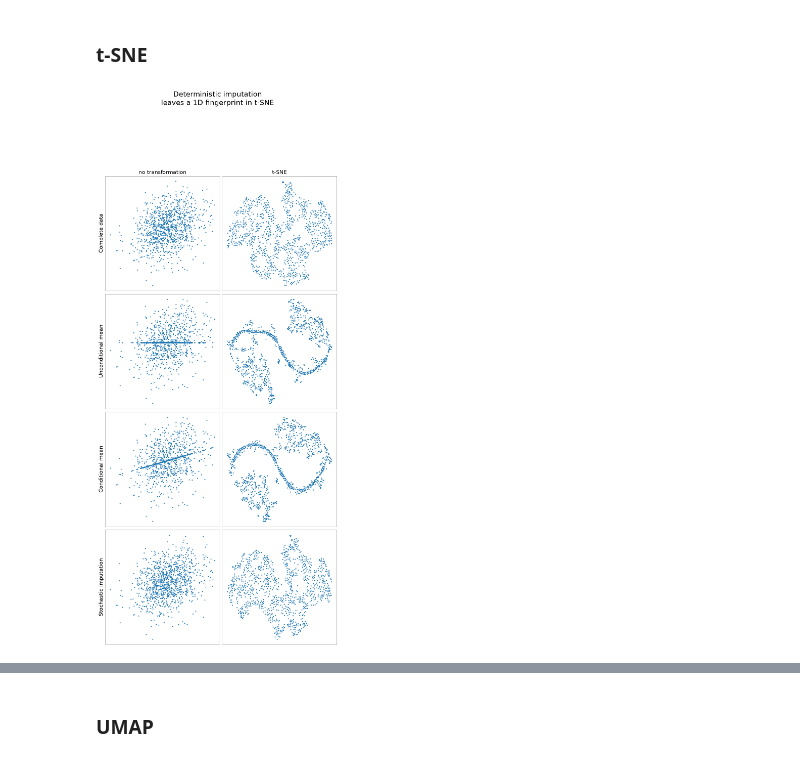
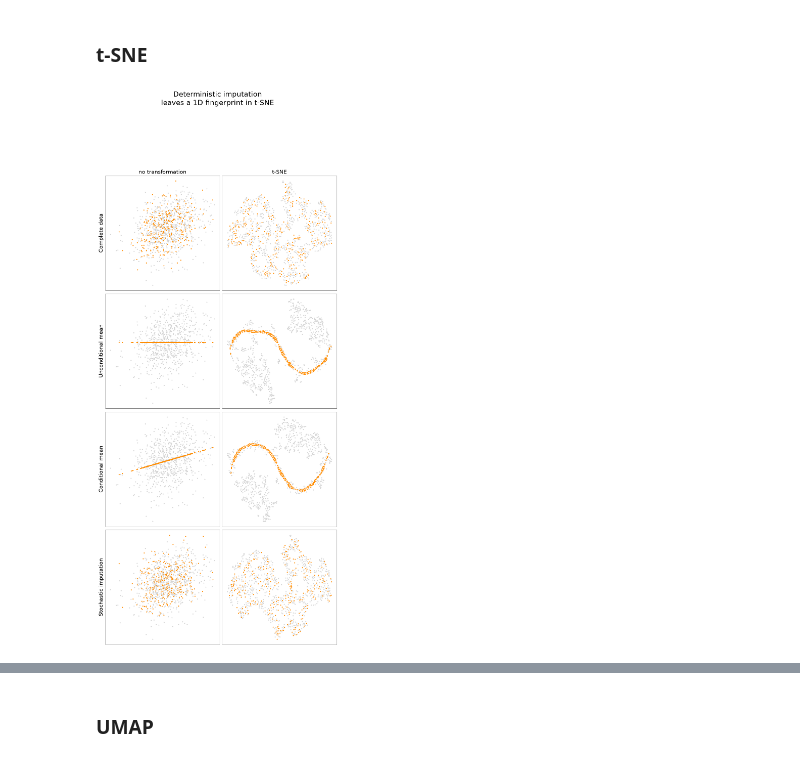
Before and after one commit to reebme/imputation-benchmark, a Jupyter notebook: notebooks/12_2D_cov_demo.ipynb, the cells around one changed output, grey strips where cells are left out. Cells and saved outputs as stored; diff of their text form; code cells hidden in the pictures.

Commit message:
Developed plot_transformed_imputations further. It's not done.

```diff
--- a/notebooks/12_2D_cov_demo.ipynb
+++ b/notebooks/12_2D_cov_demo.ipynb
@@ -437,6 +437,7 @@ for imp, ds in datasets.items():
 def plot_transformed_imputations(
     base: dict,
     transformed: dict,
+    missingness_mask: np.ndarray,
     ds_names: dict,
     transform_name: str,
     fig_name: str
@@ -500,37 +501,59 @@ def plot_transformed_imputations(
             layout="constrained",
             height_ratios=[info_panel_height / side] + [1] * no_plot_rows
         )
 
         ### info panel ###
 
         axs[0, 0].set_axis_off()
         axs[0, 1].set_axis_off()
+        # axs[0, 2].set_axis_off()
 
         ### plots ###
+        colormap = "Spectral"
+        # colormap = "coolwarm"
+        # colormap = "twilight_shifted"
+        # colormap = "terrain"
+        # colormap = "gnuplot2"
+        truth_norm = plt.Normalize(base["truth"][:,1].min(), base["truth"][:,1].max())
+
+        missing_rows_mask = missingness_mask.any(axis=1)
+
         axs[1, 0].set_title("no transformation")
         axs[1, 1].set_title(transform_name)
         for row, (imp, ds) in enumerate(base.items()):
-            axs[row + 1, 0].set_ylabel(titles[imp])
+            axs[row + 1, 0].set_ylabel(ds_names[imp])
 
-            axs[row + 1, 0].scatter(*ds.T)
-            axs[row + 1, 1].scatter(*transformed[imp].T)
+            #axs[row + 1, 0].scatter(*ds.T, c=base["truth"][:,1], cmap=colormap, norm=truth_norm)
+
+            #axs[row + 1, 1].scatter(*transformed[imp].T, c=base["truth"][:,1], cmap=colormap, norm=truth_norm)
+
+            axs[row + 1, 0].scatter(*ds[~missing_rows_mask].T, color="lightgrey")
+            axs[row + 1, 0].scatter(*ds[missing_rows_mask].T, color="darkorange")
+
+            axs[row + 1, 1].scatter(*transformed[imp][~missing_rows_mask].T, color="lightgrey")
+            axs[row + 1, 1].scatter(*transformed[imp][missing_rows_mask].T, color="darkorange")
 
         for ax in axs[1:].flatten():
             ax.set_box_aspect(1)
 
         fig.suptitle(fig_name)
 
+        fig.savefig(PLOT_FOLDER / "tSNE_2D_Gaussian_imputations.svg")
+        fig.savefig(PLOT_FOLDER / "tSNE_2D_Gaussian_imputations.png", dpi=300)
+
         plt.show()
 
+missingness_mask = np.isnan(X_mcar)
 plot_transformed_imputations(
     datasets,
     datasets_tsne,
+    missingness_mask,
     titles,
     "t-SNE",
     "Deterministic imputation\nleaves a 1D fingerprint in t-SNE"
 )
 # %% [output]
-[figure, old version]
+[figure, new version]
 # %%
 import matplotlib.pyplot as plt
 from matplotlib.lines import Line2D
```
Also changed, not shown: parts of 2 cells of this notebook.
